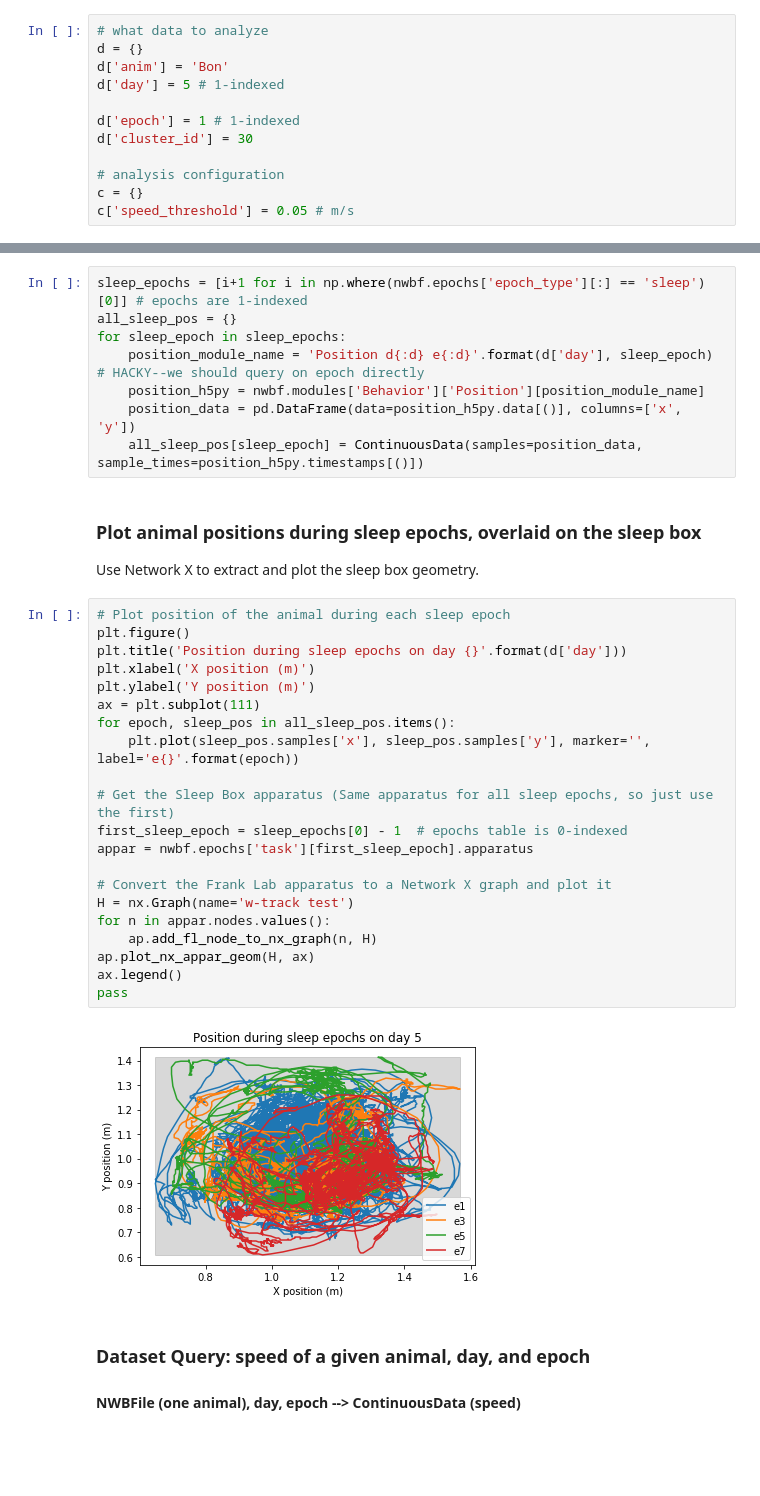
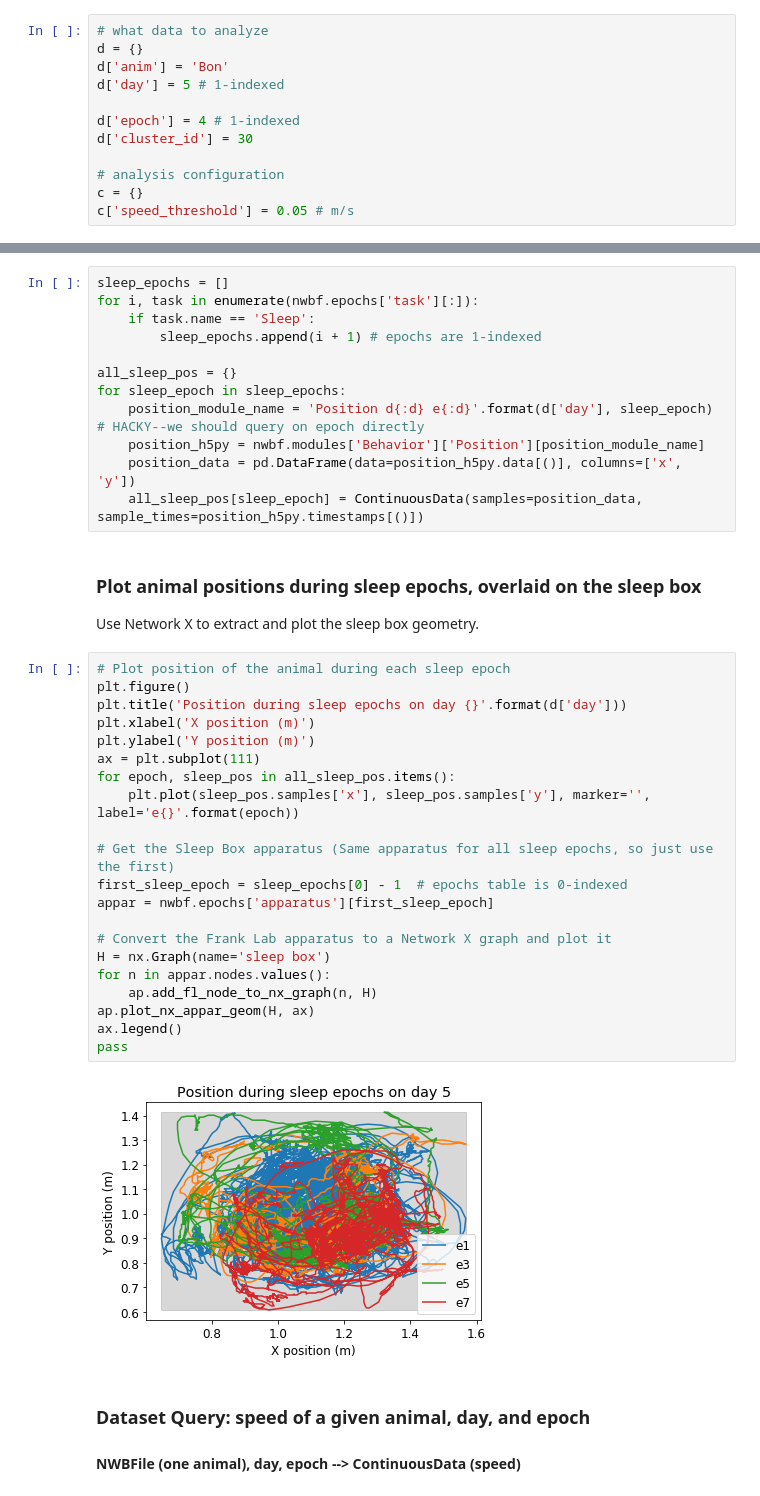
Before and after one commit to LorenFrankLab/franklab-nwb, a Jupyter notebook: place_field_with_queries.ipynb, the cells around one changed output, grey strips where cells are left out. Cells and saved outputs as stored; diff of their text form; blank space fills up the shorter version.

```diff
--- a/place_field_with_queries.ipynb
+++ b/place_field_with_queries.ipynb
@@ -57,7 +60,7 @@ d = {}
 d['anim'] = 'Bon'
 d['day'] = 5 # 1-indexed
 
-d['epoch'] = 1 # 1-indexed
+d['epoch'] = 4 # 1-indexed
 d['cluster_id'] = 30
 
 # analysis configuration
@@ -77,7 +82,11 @@ sst = nwbf.session_start_time.timestamp()
 # %% [markdown]
 ### Dataset Query: position of animal during all sleep epochs
 # %%
-sleep_epochs = [i+1 for i in np.where(nwbf.epochs['epoch_type'][:] == 'sleep')[0]] # epochs are 1-indexed
+sleep_epochs = []
+for i, task in enumerate(nwbf.epochs['task'][:]):
+    if task.name == 'Sleep':
+        sleep_epochs.append(i + 1) # epochs are 1-indexed
+
 all_sleep_pos = {}
 for sleep_epoch in sleep_epochs:
     position_module_name = 'Position d{:d} e{:d}'.format(d['day'], sleep_epoch) # HACKY--we should query on epoch directly
@@ -90,26 +99,26 @@ Use Network X to extract and plot the sleep box geometry.
 # %%
 # Plot position of the animal during each sleep epoch
 plt.figure()
 plt.title('Position during sleep epochs on day {}'.format(d['day']))
 plt.xlabel('X position (m)')
 plt.ylabel('Y position (m)')
 ax = plt.subplot(111)
 for epoch, sleep_pos in all_sleep_pos.items():
     plt.plot(sleep_pos.samples['x'], sleep_pos.samples['y'], marker='', label='e{}'.format(epoch))
 
 # Get the Sleep Box apparatus (Same apparatus for all sleep epochs, so just use the first)
 first_sleep_epoch = sleep_epochs[0] - 1  # epochs table is 0-indexed
-appar = nwbf.epochs['task'][first_sleep_epoch].apparatus
+appar = nwbf.epochs['apparatus'][first_sleep_epoch]
 
 # Convert the Frank Lab apparatus to a Network X graph and plot it
-H = nx.Graph(name='w-track test')
+H = nx.Graph(name='sleep box')
 for n in appar.nodes.values():
     ap.add_fl_node_to_nx_graph(n, H)
 ap.plot_nx_appar_geom(H, ax)
 ax.legend()
 pass
 # %% [output]
-[figure, old version]
+[figure, new version]
 # %% [markdown]
 ### Dataset Query: speed of a given animal, day, and epoch
 #### NWBFile (one animal), day, epoch --> ContinuousData (speed)
```
Also changed, not shown: parts of 15 cells of this notebook, 4 other files.
